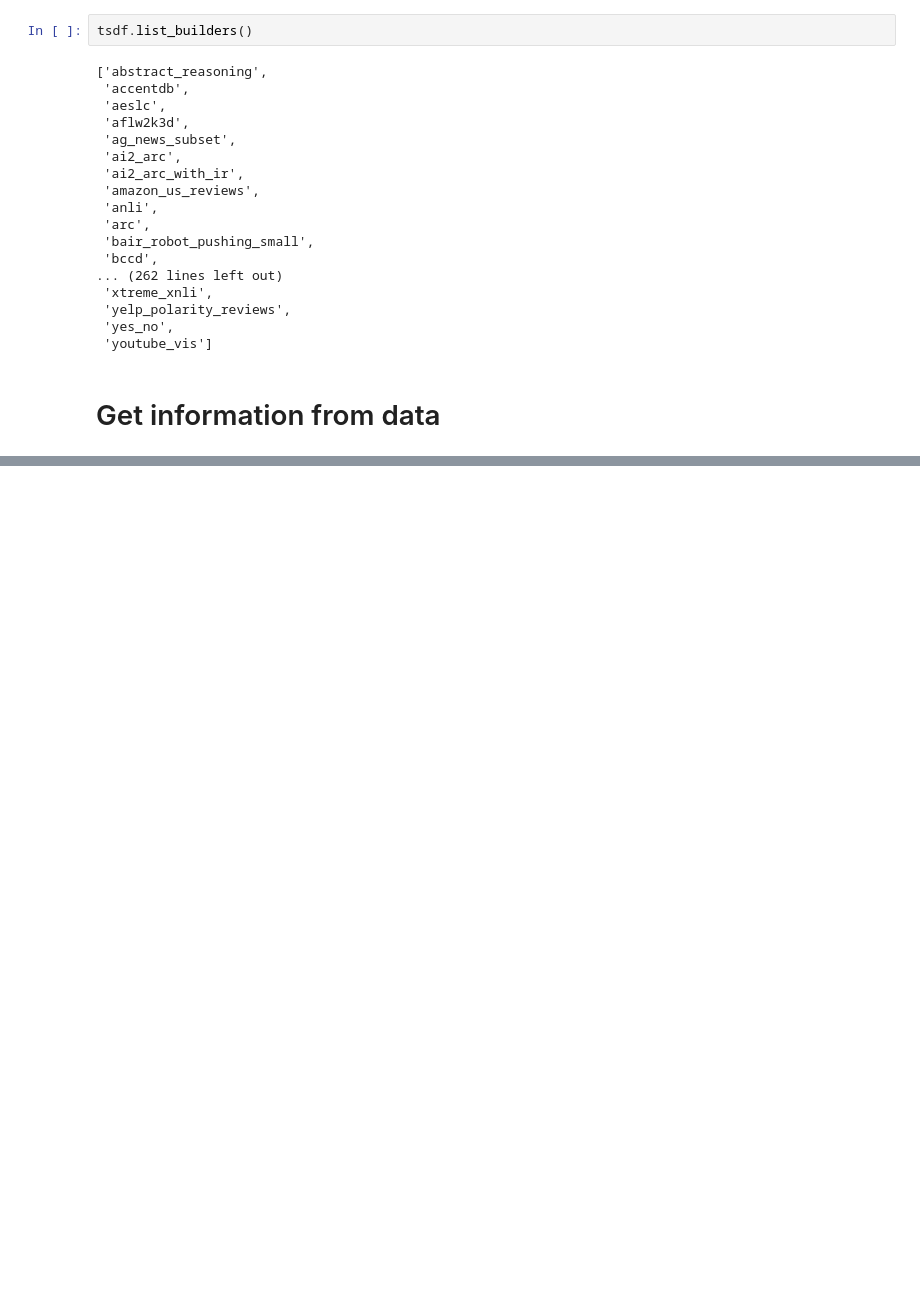
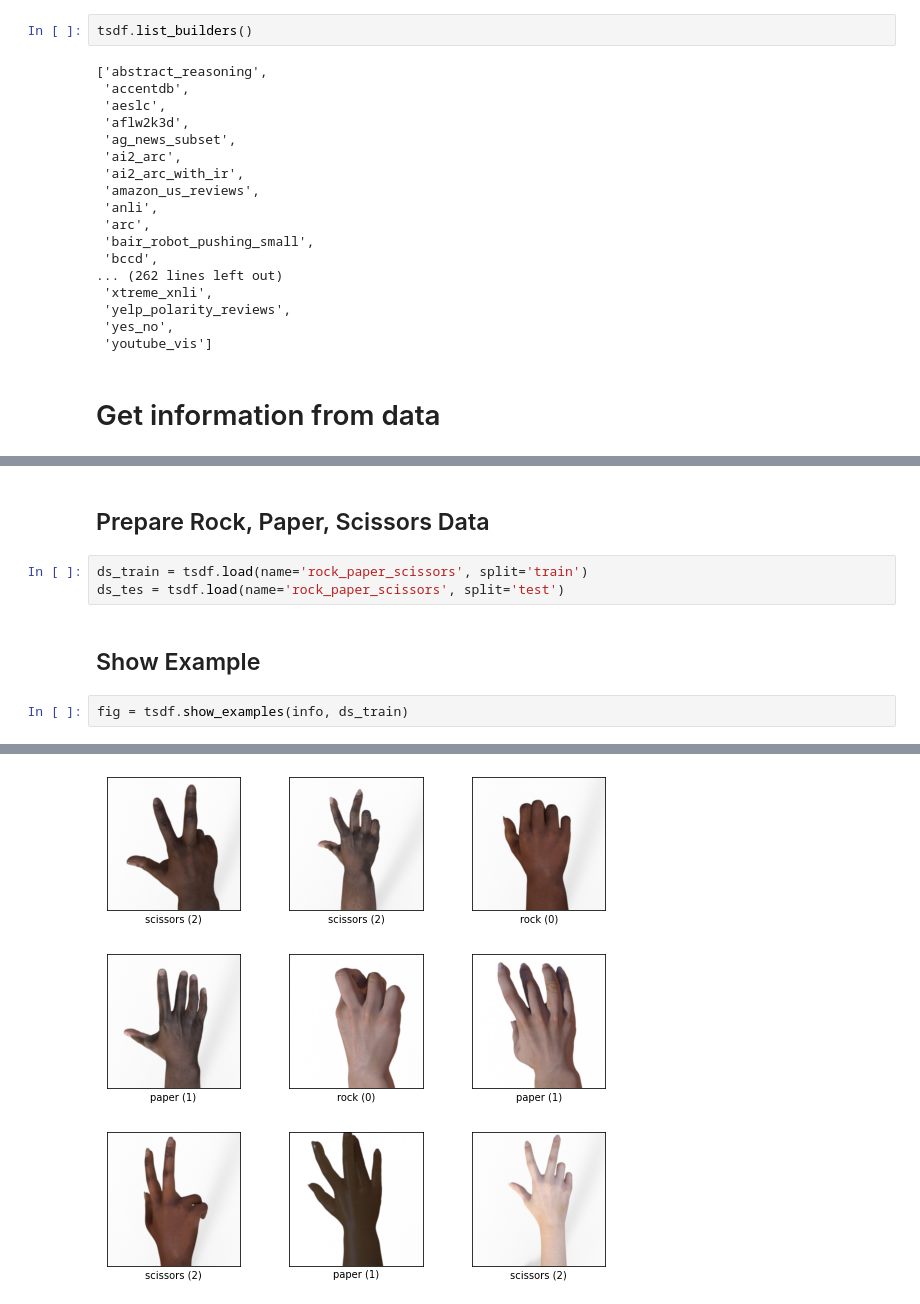
Before and after one commit to amirfanani/Image-classification-CNN, a Jupyter notebook: main.ipynb, the cells around one changed output, grey strips where cells are left out. Cells and saved outputs as stored; diff of their text form; blank space fills up the shorter version.

Commit message:
Data Preparation

```diff
--- a/main.ipynb
+++ b/main.ipynb
@@ -55,3 +56,13 @@ tfds.core.DatasetInfo(
     url = "http://laurencemoroney.com/rock-paper-scissors-dataset"
     }""",
 )
+# %% [markdown]
+## Prepare Rock, Paper, Scissors Data
+# %%
+ds_train = tsdf.load(name='rock_paper_scissors', split='train')
+ds_tes = tsdf.load(name='rock_paper_scissors', split='test')
+# %% [markdown]
+## Show Example
+# %%
+fig = tsdf.show_examples(info, ds_train)
+# %% [output]
@@ -57,0 +71 @@ tfds.core.DatasetInfo(
+[figure, added]
```
Also changed, not shown: parts of 3 cells of this notebook.
